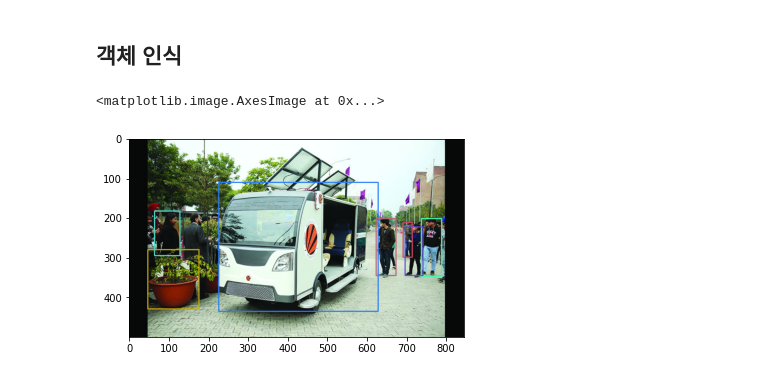
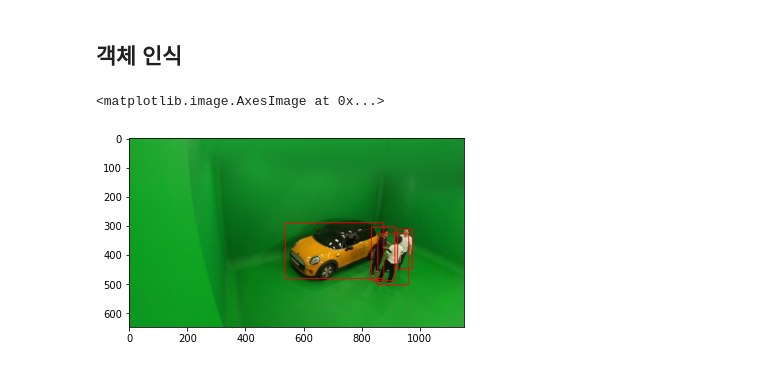
Before and after one commit to CodingGGenius/detect_pose, a Jupyter notebook: mediapipe.ipynb, the cells around one changed output. Saved outputs shown, nothing was run; the diff lists cells and outputs as text; code cells hidden in the pictures.

```diff
--- a/mediapipe.ipynb
+++ b/mediapipe.ipynb
@@ -101,7 +101,7 @@ with mp_pose.Pose(min_detection_confidence=0.5, min_tracking_confidence=0.5) as
     cap.release()
     cv2.destroyAllWindows()
 # %%
-frame = cv2.imread("C:/Users/BVer/are_you_ok/img/pose6.jpg")
+frame = cv2.imread("C:/Users/BVer/are_you_ok/img/pose303.jpg")
 with mp_pose.Pose(min_detection_confidence=0.5, min_tracking_confidence=0.5) as pose:
     # Recolor image to RGB
     image = cv2.cvtColor(frame, cv2.COLOR_BGR2RGB)
@@ -148,7 +148,7 @@ with open("coco.names", "r") as f:
 layer_names = net.getLayerNames()
 output_layers = [layer_names[i[0] - 1] for i in net.getUnconnectedOutLayers()]
 # %%
-img = cv2.imread("C:/Users/BVer/are_you_ok/img/5578.jpg")
+img = cv2.imread("C:/Users/BVer/are_you_ok/img/pose303.jpg")
 #img = cv2.resize(img, None, fx=0.4, fy=0.4)
 height, width, channels = img.shape
 
@@ -183,7 +183,7 @@ for out in outs:
 indexes = cv2.dnn.NMSBoxes(boxes, confidences, 0.5, 0.4)
 
 
-
+new_img = img
 for i in range(len(boxes)):
     if i in indexes:
         x, y, w, h = boxes[i]
@@ -192,7 +192,7 @@ for i in range(len(boxes)):
             #frame = img[y:y+h, x:x+w]
             frame = img[y-3:y+h+6, x-3:x+w+6]
             #get_pose(frame)
-            new_img = img
+
 
             with mp_pose.Pose(model_complexity=2, min_detection_confidence=0.5, min_tracking_confidence=0.5) as pose:
                 # Recolor image to RGB
@@ -203,11 +203,11 @@ for i in range(len(boxes)):
                 results = pose.process(smallimg)
 
                 # Render detections
-#                 mp_drawing.draw_landmarks(smallimg, results.pose_landmarks, mp_pose.POSE_CONNECTIONS) #조각별로 보기
+                mp_drawing.draw_landmarks(smallimg, results.pose_landmarks, mp_pose.POSE_CONNECTIONS) #조각별로 보기
                 paint_landmark(results.pose_landmarks, x, y, w, h, width, height)
                 mp_drawing.draw_landmarks(new_img, results.pose_landmarks, mp_pose.POSE_CONNECTIONS)
-#                 plt.imshow(smallimg)
-#                 plt.show()
+                plt.imshow(smallimg)
+                plt.show()
 plt.imshow(new_img)
 plt.show()
 
@@ -215,6 +215,6 @@ plt.show()
 new_img.flags.writeable = True
 new_img = cv2.cvtColor(new_img, cv2.COLOR_RGB2BGR)
 
-new_filename = '111'
+new_filename = '112'
 cv2.imwrite('new_img/{0}.jpg'.format(new_filename), new_img)
 # %% [output]
@@ -294,7 +278,7 @@ def w_csv(video_name, row):
 # %% [markdown]
 ## 객체 인식
 # %%
-img = cv2.imread("C:/Users/BVer/are_you_ok/img/pose1.jpg")
+img = cv2.imread("C:/Users/BVer/are_you_ok/img/pose301.jpg")
 #img = cv2.resize(img, None, fx=0.4, fy=0.4)
 height, width, channels = img.shape
 
@@ -309,31 +293,34 @@ class_ids = []
 confidences = []
 boxes = []
 for out in outs:
     for detection in out:
         scores = detection[5:]
         class_id = np.argmax(scores)
         confidence = scores[class_id]
         if confidence > 0.5:
             # Object detected
             center_x = int(detection[0] * width)
             center_y = int(detection[1] * height)
             w = int(detection[2] * width)
             h = int(detection[3] * height)
             # 좌표
             x = int(center_x - w / 2)
             y = int(center_y - h / 2)
             boxes.append([x, y, w, h])
             confidences.append(float(confidence))
             class_ids.append(class_id)
 
 indexes = cv2.dnn.NMSBoxes(boxes, confidences, 0.5, 0.4)
+colors = []
 for i in range(len(boxes)):
+    colors.append(1111)
     if i in indexes:
+
         x, y, w, h = boxes[i]
         label = str(classes[class_ids[i]])
         color = colors[i]
         cv2.rectangle(img, (x, y), (x + w, y + h), color, 2)
 plt.imshow(img)
 # %% [output]
 <matplotlib.image.AxesImage at 0x...>
-[figure, old version]
+[figure, new version]
```
Also changed, not shown: parts of 4 cells of this notebook, 1 other file.
